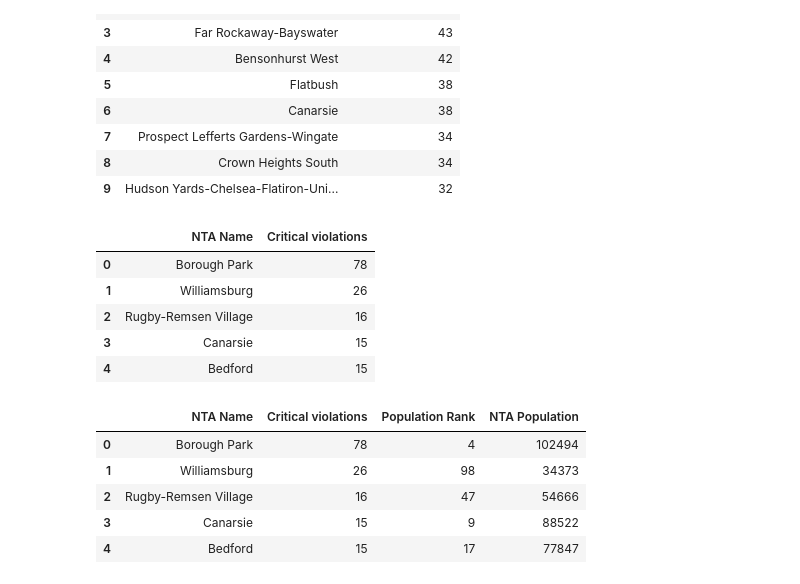
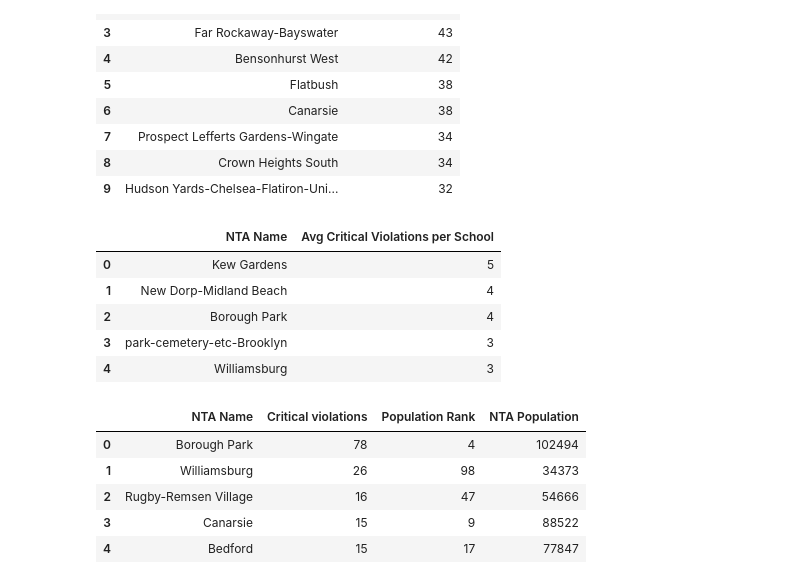
Before and after one commit to feelgd777/portfolio_projects, a Jupyter notebook: notebooks/School cafeteria violations.ipynb, the cells around one changed output. Cells and saved outputs as stored; diff of their text form; code cells hidden in the pictures.

Commit message:
Updating Cafeteria Violations notebook and Readme

```diff
--- a/notebooks/School cafeteria violations.ipynb
+++ b/notebooks/School cafeteria violations.ipynb
@@ -268,9 +304,9 @@ len(merged_df)
 # %%
 # Instantiating SQLite connection and database
 conn = sqlite3.Connection("data.sqlite")
-db_path = 'school_database.db'  # Replace with the desired name of your SQLite database file
+db_path = '../data/school_database.db'  # Name of your SQLite database file
 connection = sqlite3.connect(db_path)
-table_name = 'schools'  # Replace with the desired table name
+table_name = 'schools'  # Table name
 merged_df.to_sql(table_name, connection, if_exists='replace', index=False)
 # %% [output]
 10665
@@ -569,25 +605,27 @@ pd.read_sql(query, connection)
 | 8 | Crown Heights South | 34 |
 | 9 | Hudson Yards-Chelsea-Flatiron-Uni... | 32 |
 # %%
-# Average # of violations per school by Borough
+# Average # of critical violations per school by Borough
 
 query = """
-SELECT "NTA Name", COUNT(*) AS "Critical violations"
+SELECT
+    "NTA Name",
+    COUNT(*) / COUNT(DISTINCT "Record ID") AS "Avg Critical Violations per School"
 FROM schools
-WHERE "Level" = 'C' AND ViolationLabel = 'Mice, rats, vermin'
+WHERE "Level" = 'C' AND ViolationLabel != 'No Violation'
 GROUP BY "NTA Name"
-ORDER BY "Critical violations" DESC
-LIMIT 5
-;
+ORDER BY "Avg Critical Violations per School" DESC
+LIMIT 5;
+
 """
 pd.read_sql(query, connection)
 # %% [output]
-|  | NTA Name | Critical violations |
-| 0 | Borough Park | 78 |
-| 1 | Williamsburg | 26 |
-| 2 | Rugby-Remsen Village | 16 |
-| 3 | Canarsie | 15 |
-| 4 | Bedford | 15 |
+|  | NTA Name | Avg Critical Violations per School |
+| 0 | Kew Gardens | 5 |
+| 1 | New Dorp-Midland Beach | 4 |
+| 2 | Borough Park | 4 |
+| 3 | park-cemetery-etc-Brooklyn | 3 |
+| 4 | Williamsburg | 3 |
 # %%
 #Rank NTA neighborhoods by population next to their Mice related Critical violation count
 query = """
```
Also changed, not shown: parts of 56 cells of this notebook, 5 other files.
